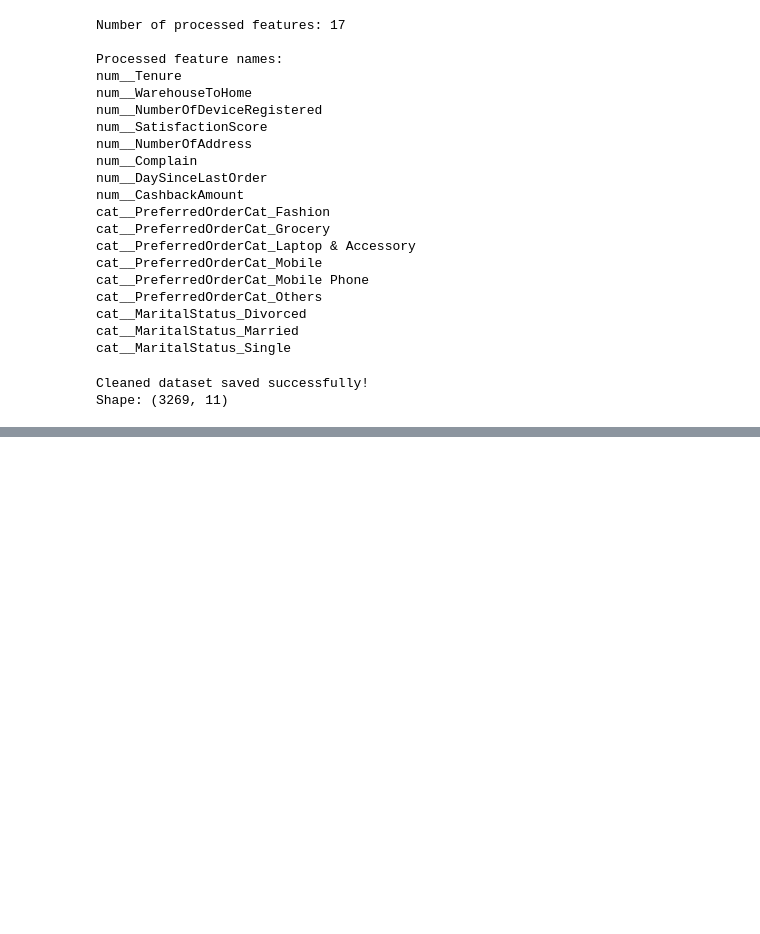
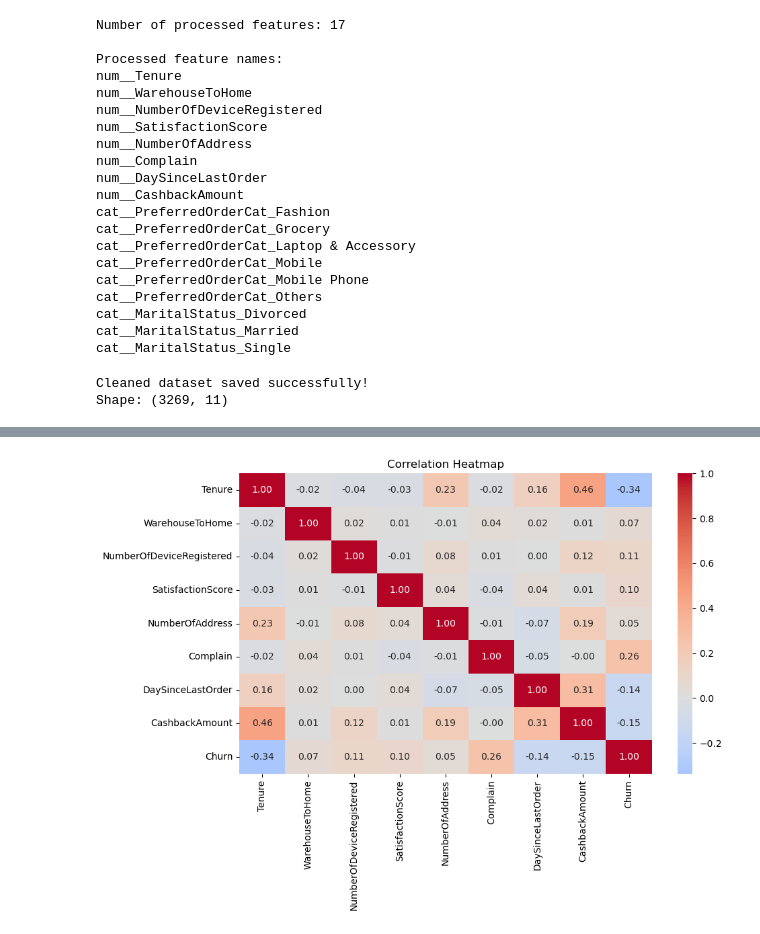
Before and after one commit to Deepak-25054/ecommerce-customer-churn, a Jupyter notebook: notebooks/Deepak_Ecommerce_Customer_Churn.ipynb, the cells around one changed output, grey strips where cells are left out. Saved outputs shown, nothing was run; the diff lists cells and outputs as text; code cells hidden in the pictures; blank space fills up the shorter version.

```diff
--- a/notebooks/Deepak_Ecommerce_Customer_Churn.ipynb
+++ b/notebooks/Deepak_Ecommerce_Customer_Churn.ipynb
@@ -1236,0 +1392,8 @@ Shape: (3269, 11)
+# %%
+correlation = df_clean.corr(numeric_only=True)
+
+print("Correlation with Churn:")
+print(
+    correlation["Churn"]
+    .sort_values(ascending=False)
+)
@@ -1236,0 +1412,19 @@ Shape: (3269, 11)
+# %%
+import seaborn as sns
+import matplotlib.pyplot as plt
+
+plt.figure(figsize=(10, 7))
+
+sns.heatmap(
+    correlation,
+    annot=True,
+    fmt=".2f",
+    cmap="coolwarm",
+    center=0
+)
+
+plt.title("Correlation Heatmap")
+plt.tight_layout()
+plt.show()
+# %% [output]
+[figure, added]
```
Also changed, not shown: parts of 25 cells of this notebook, 9 other files.
